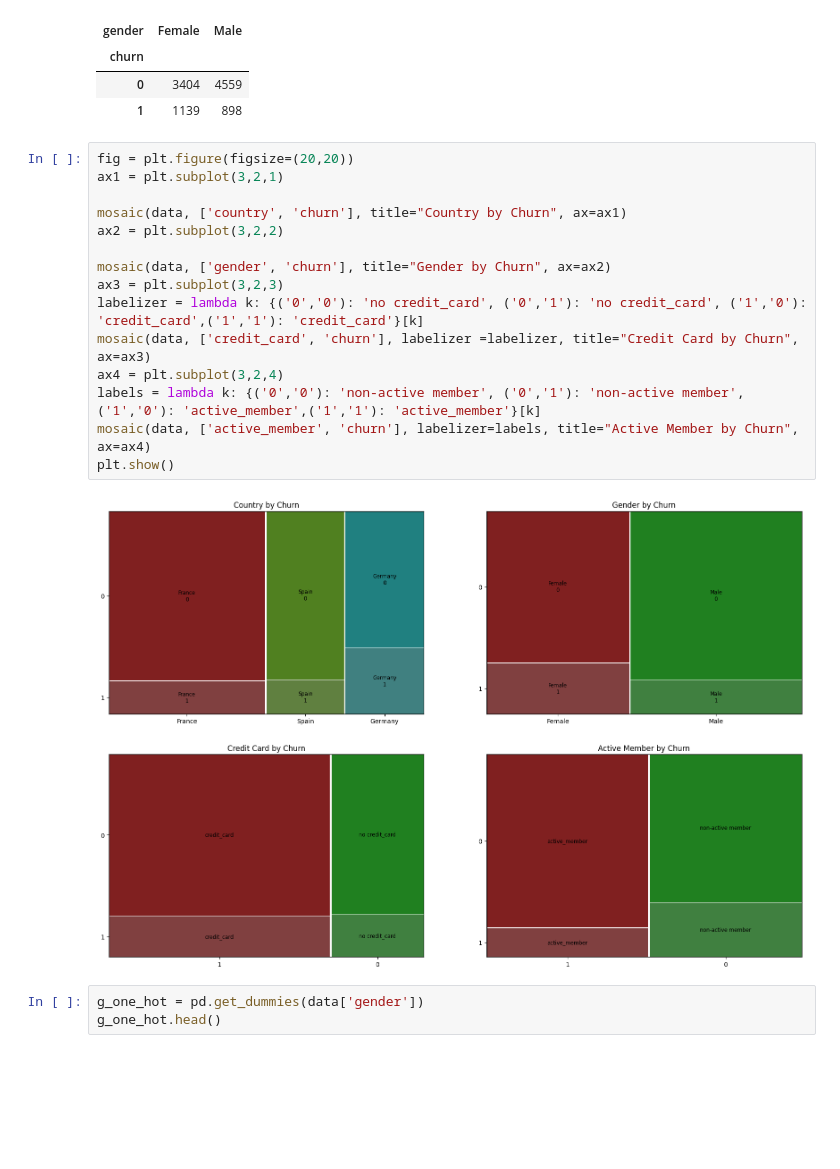
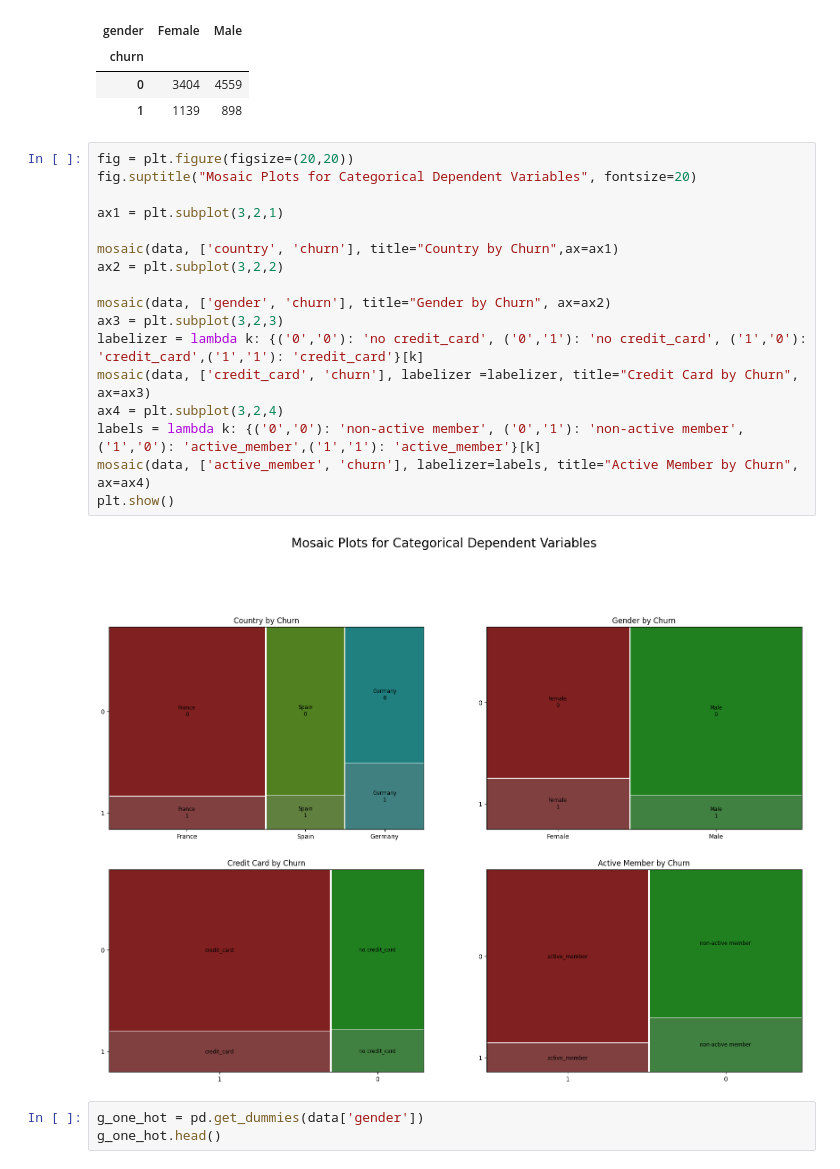
Before and after one commit to mmwitters/CDA_Project, a Jupyter notebook: Final Project.ipynb, the cells around one changed output. Saved outputs shown, nothing was run; the diff lists cells and outputs as text; blank space fills up the shorter version.

```diff
--- a/Final Project.ipynb
+++ b/Final Project.ipynb
@@ -236,21 +236,23 @@ crosstable
 | 1 | 1139 | 898 |
 # %%
 fig = plt.figure(figsize=(20,20))
+fig.suptitle("Mosaic Plots for Categorical Dependent Variables", fontsize=20)
+
 ax1 = plt.subplot(3,2,1)
 
-mosaic(data, ['country', 'churn'], title="Country by Churn", ax=ax1)
+mosaic(data, ['country', 'churn'], title="Country by Churn",ax=ax1)
 ax2 = plt.subplot(3,2,2)
 
 mosaic(data, ['gender', 'churn'], title="Gender by Churn", ax=ax2)
 ax3 = plt.subplot(3,2,3)
 labelizer = lambda k: {('0','0'): 'no credit_card', ('0','1'): 'no credit_card', ('1','0'): 'credit_card',('1','1'): 'credit_card'}[k]
 mosaic(data, ['credit_card', 'churn'], labelizer =labelizer, title="Credit Card by Churn", ax=ax3)
 ax4 = plt.subplot(3,2,4)
 labels = lambda k: {('0','0'): 'non-active member', ('0','1'): 'non-active member', ('1','0'): 'active_member',('1','1'): 'active_member'}[k]
 mosaic(data, ['active_member', 'churn'], labelizer=labels, title="Active Member by Churn", ax=ax4)
 plt.show()
 # %% [output]
-[figure, old version]
+[figure, new version]
 # %%
 g_one_hot = pd.get_dummies(data['gender'])
 g_one_hot.head()
```
